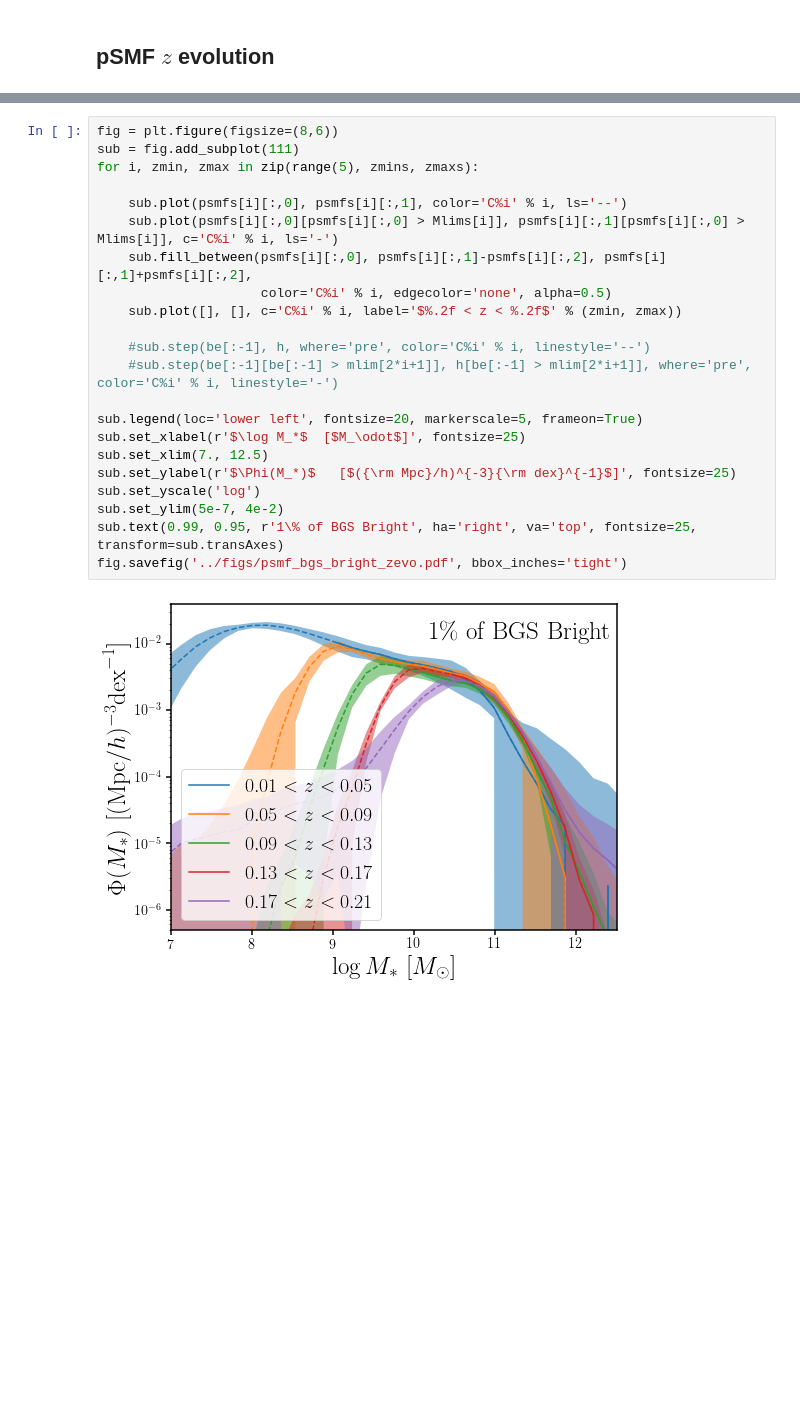
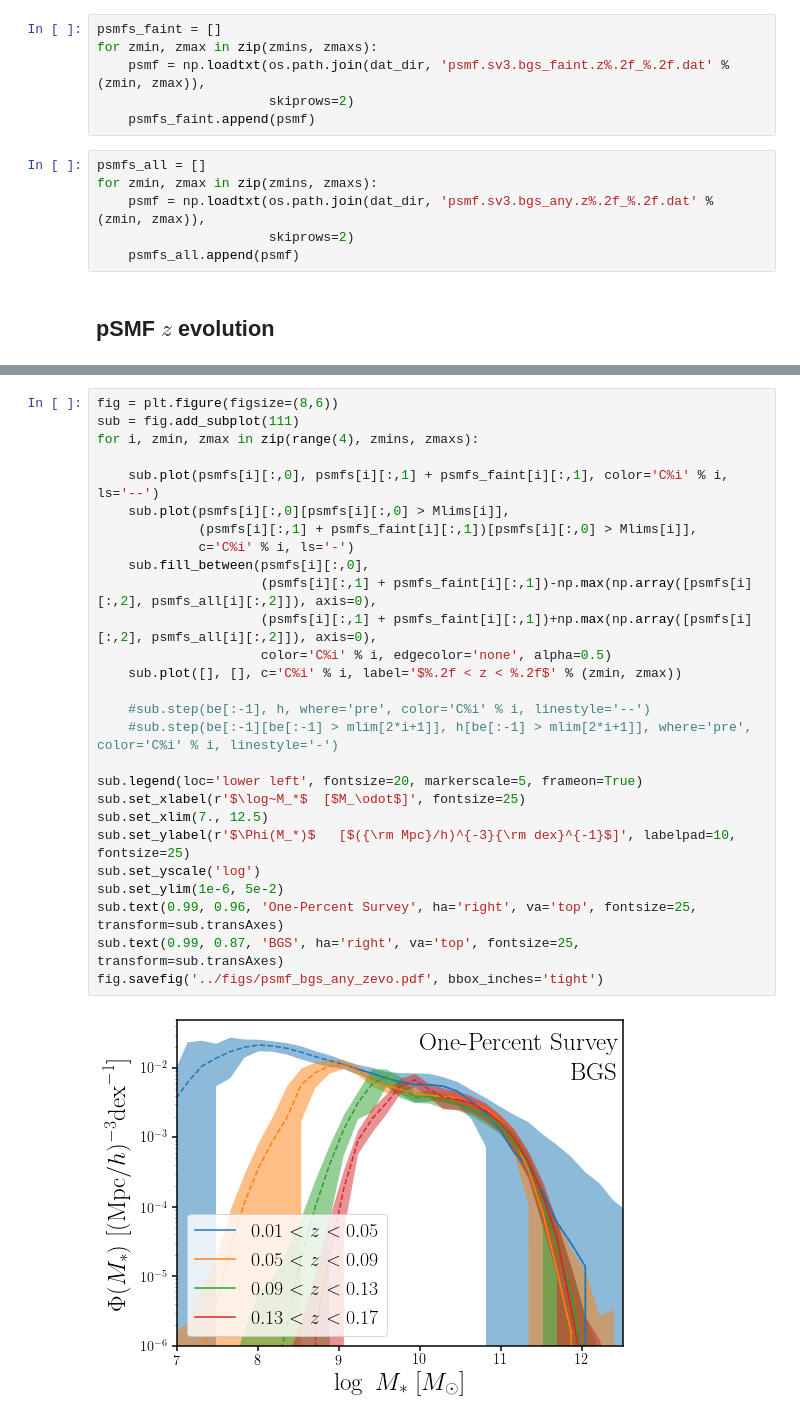
Before and after one commit to changhoonhahn/gapos, a Jupyter notebook: papers/edr/nb/psmf.ipynb, the cells around one changed output, grey strips where cells are left out. Saved outputs shown, nothing was run; the diff lists cells and outputs as text; blank space fills up the shorter version.

```diff
--- a/papers/edr/nb/psmf.ipynb
+++ b/papers/edr/nb/psmf.ipynb
@@ -46,2 +39,14 @@ m13_logsmf_sig = np.array([0.052, 0.048, 0.059, 0.052, 0.050, 0.053, 0.046, 0.05
+# %%
+psmfs_faint = []
+for zmin, zmax in zip(zmins, zmaxs):
+    psmf = np.loadtxt(os.path.join(dat_dir, 'psmf.sv3.bgs_faint.z%.2f_%.2f.dat' % (zmin, zmax)),
+                      skiprows=2)
+    psmfs_faint.append(psmf)
+# %%
+psmfs_all = []
+for zmin, zmax in zip(zmins, zmaxs):
+    psmf = np.loadtxt(os.path.join(dat_dir, 'psmf.sv3.bgs_any.z%.2f_%.2f.dat' % (zmin, zmax)),
+                      skiprows=2)
+    psmfs_all.append(psmf)
 # %% [markdown]
 ## pSMF $z$ evolution
@@ -48,26 +79,31 @@ m13_logsmf_sig = np.array([0.052, 0.048, 0.059, 0.052, 0.050, 0.053, 0.046, 0.05
 # %%
 fig = plt.figure(figsize=(8,6))
 sub = fig.add_subplot(111)
-for i, zmin, zmax in zip(range(5), zmins, zmaxs):
+for i, zmin, zmax in zip(range(4), zmins, zmaxs):
 
-    sub.plot(psmfs[i][:,0], psmfs[i][:,1], color='C%i' % i, ls='--')
-    sub.plot(psmfs[i][:,0][psmfs[i][:,0] > Mlims[i]], psmfs[i][:,1][psmfs[i][:,0] > Mlims[i]], c='C%i' % i, ls='-')
-    sub.fill_between(psmfs[i][:,0], psmfs[i][:,1]-psmfs[i][:,2], psmfs[i][:,1]+psmfs[i][:,2],
+    sub.plot(psmfs[i][:,0], psmfs[i][:,1] + psmfs_faint[i][:,1], color='C%i' % i, ls='--')
+    sub.plot(psmfs[i][:,0][psmfs[i][:,0] > Mlims[i]],
+             (psmfs[i][:,1] + psmfs_faint[i][:,1])[psmfs[i][:,0] > Mlims[i]],
+             c='C%i' % i, ls='-')
+    sub.fill_between(psmfs[i][:,0],
+                     (psmfs[i][:,1] + psmfs_faint[i][:,1])-np.max(np.array([psmfs[i][:,2], psmfs_all[i][:,2]]), axis=0),
+                     (psmfs[i][:,1] + psmfs_faint[i][:,1])+np.max(np.array([psmfs[i][:,2], psmfs_all[i][:,2]]), axis=0),
                      color='C%i' % i, edgecolor='none', alpha=0.5)
     sub.plot([], [], c='C%i' % i, label='$%.2f < z < %.2f$' % (zmin, zmax))
 
     #sub.step(be[:-1], h, where='pre', color='C%i' % i, linestyle='--')
     #sub.step(be[:-1][be[:-1] > mlim[2*i+1]], h[be[:-1] > mlim[2*i+1]], where='pre', color='C%i' % i, linestyle='-')
 
 sub.legend(loc='lower left', fontsize=20, markerscale=5, frameon=True)
-sub.set_xlabel(r'$\log M_*$  [$M_\odot$]', fontsize=25)
+sub.set_xlabel(r'$\log~M_*$  [$M_\odot$]', fontsize=25)
 sub.set_xlim(7., 12.5)
-sub.set_ylabel(r'$\Phi(M_*)$   [$({\rm Mpc}/h)^{-3}{\rm dex}^{-1}$]', fontsize=25)
+sub.set_ylabel(r'$\Phi(M_*)$   [$({\rm Mpc}/h)^{-3}{\rm dex}^{-1}$]', labelpad=10, fontsize=25)
 sub.set_yscale('log')
-sub.set_ylim(5e-7, 4e-2)
-sub.text(0.99, 0.95, r'1\% of BGS Bright', ha='right', va='top', fontsize=25, transform=sub.transAxes)
-fig.savefig('../figs/psmf_bgs_bright_zevo.pdf', bbox_inches='tight')
+sub.set_ylim(1e-6, 5e-2)
+sub.text(0.99, 0.96, 'One-Percent Survey', ha='right', va='top', fontsize=25, transform=sub.transAxes)
+sub.text(0.99, 0.87, 'BGS', ha='right', va='top', fontsize=25, transform=sub.transAxes)
+fig.savefig('../figs/psmf_bgs_any_zevo.pdf', bbox_inches='tight')
 # %% [output]
-[figure, old version]
+[figure, new version]
 # %% [markdown]
 # pSMF comparison
```
Also changed, not shown: parts of 8 cells of this notebook, 1 other file.
